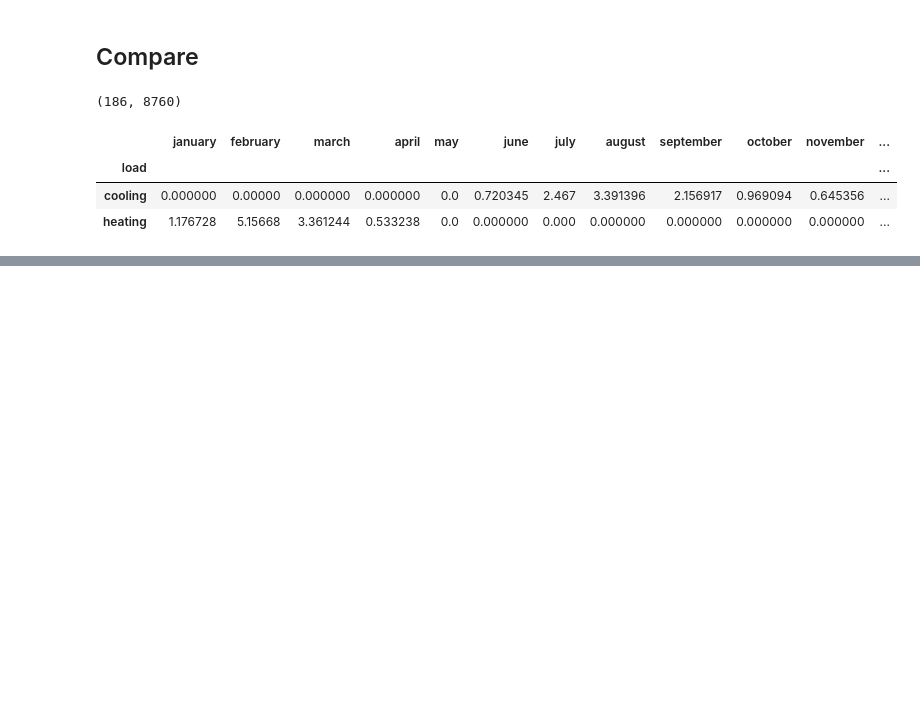
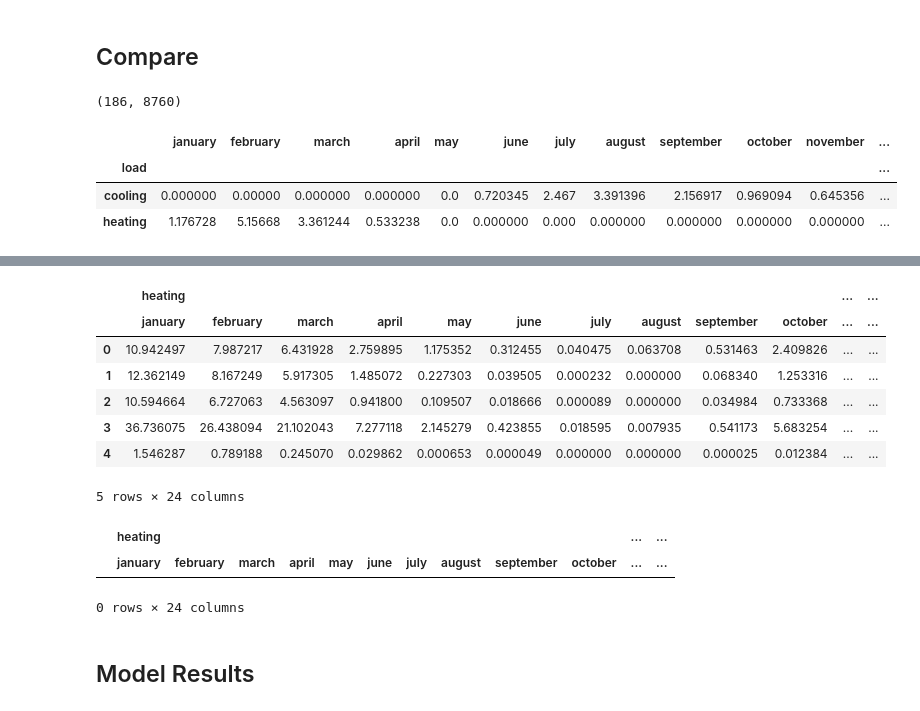
Before and after one commit to szvsw/ml-for-building-energy-modeling, a Jupyter notebook: ml-for-bem/notebooks/cs_vs_umi_vs_surrogate.ipynb, the cells around one changed output, grey strips where cells are left out. Saved outputs shown, nothing was run; the diff lists cells and outputs as text; code cells hidden in the pictures; blank space fills up the shorter version.

```diff
--- a/ml-for-bem/notebooks/cs_vs_umi_vs_surrogate.ipynb
+++ b/ml-for-bem/notebooks/cs_vs_umi_vs_surrogate.ipynb
@@ -113,0 +147,6 @@ COP_HEATING = 0.75
+# %%
+# Load template settings from rhino
+with open(gh_data_dir, 'r') as f:
+    gh_data = json.load(f)
+COP_COOLING = 3.32337
+COP_HEATING = 0.75
@@ -375,0 +480,6 @@ fig.show()
+# %%
+# CS with shading
+with open(Path(shallow_results_dir, "results-out-CS_boston_shallow.json"), "r") as f:
+    CS_shallow_results = json.load(f)
+CS_shallow_results = pd.DataFrame.from_dict(CS_results)
+CS_shallow_results
@@ -375,0 +500,29 @@ fig.show()
+# %%
+# CS individual buildings
+CS_shallow_building_results = {}
+for i in range(93):
+    with open(Path(shallow_results_dir) / "SingleBuildings" / f"results-out-CS_boston_shallow{i}.json", "r") as f:
+        r = json.load(f)
+        res_dict = {}
+        for l in ["heating", "cooling"]:
+            res_dict.update({(l, k): r for k, r in zip(month_map.keys(), r[l])})
+        CS_shallow_building_results[i] = res_dict
+CS_shallow_building_results = pd.DataFrame.from_dict(CS_shallow_building_results).T
+CS_shallow_building_results.head()
+# %% [output]
+|  | heating |  |  |  |  |  |  |  |  |  | ... | ... |
+|  | january | february | march | april | may | june | july | august | september | october | ... | ... |
+| 0 | 10.942497 | 7.987217 | 6.431928 | 2.759895 | 1.175352 | 0.312455 | 0.040475 | 0.063708 | 0.531463 | 2.409826 | ... | ... |
+| 1 | 12.362149 | 8.167249 | 5.917305 | 1.485072 | 0.227303 | 0.039505 | 0.000232 | 0.000000 | 0.068340 | 1.253316 | ... | ... |
+| 2 | 10.594664 | 6.727063 | 4.563097 | 0.941800 | 0.109507 | 0.018666 | 0.000089 | 0.000000 | 0.034984 | 0.733368 | ... | ... |
+| 3 | 36.736075 | 26.438094 | 21.102043 | 7.277118 | 2.145279 | 0.423855 | 0.018595 | 0.007935 | 0.541173 | 5.683254 | ... | ... |
+| 4 | 1.546287 | 0.789188 | 0.245070 | 0.029862 | 0.000653 | 0.000049 | 0.000000 | 0.000000 | 0.000025 | 0.012384 | ... | ... |
+5 rows × 24 columns
+# %%
+CS_shallow_building_results.loc[np.isnan(CS_shallow_building_results['heating']['january'])]
+# %% [output]
+|  | heating |  |  |  |  |  |  |  |  |  | ... | ... |
+|  | january | february | march | april | may | june | july | august | september | october | ... | ... |
+0 rows × 24 columns
+# %% [markdown]
+## Model Results
```
Also changed, not shown: parts of 28 cells of this notebook, 1 other file.
